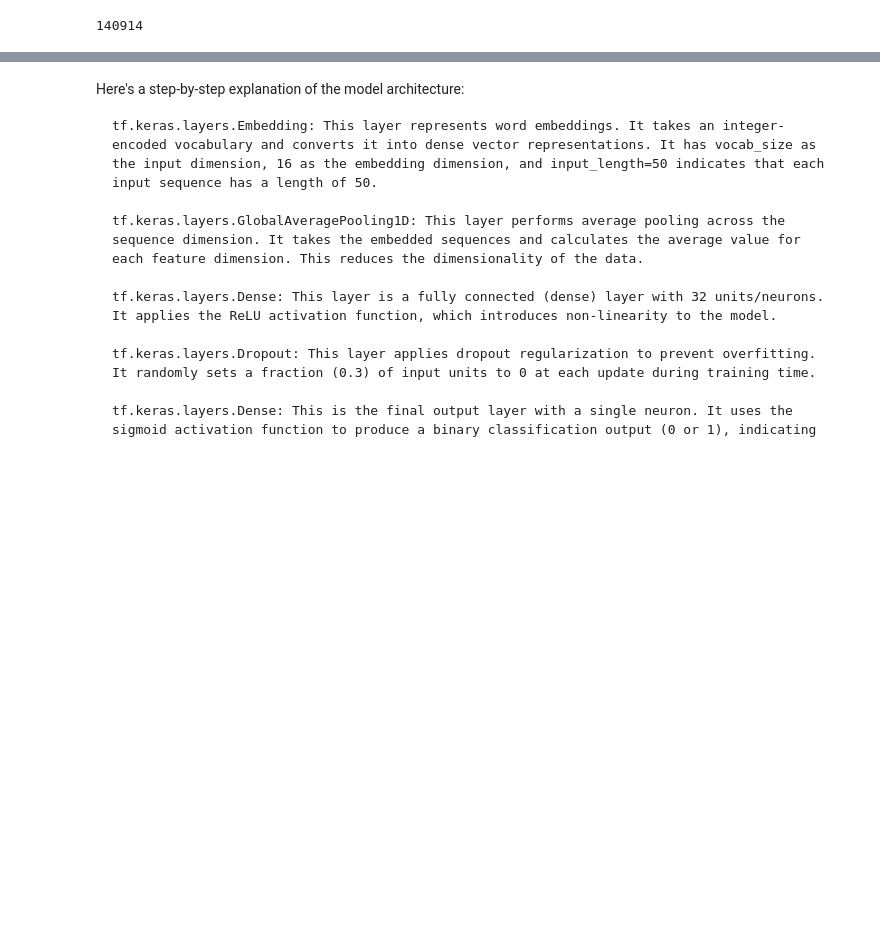
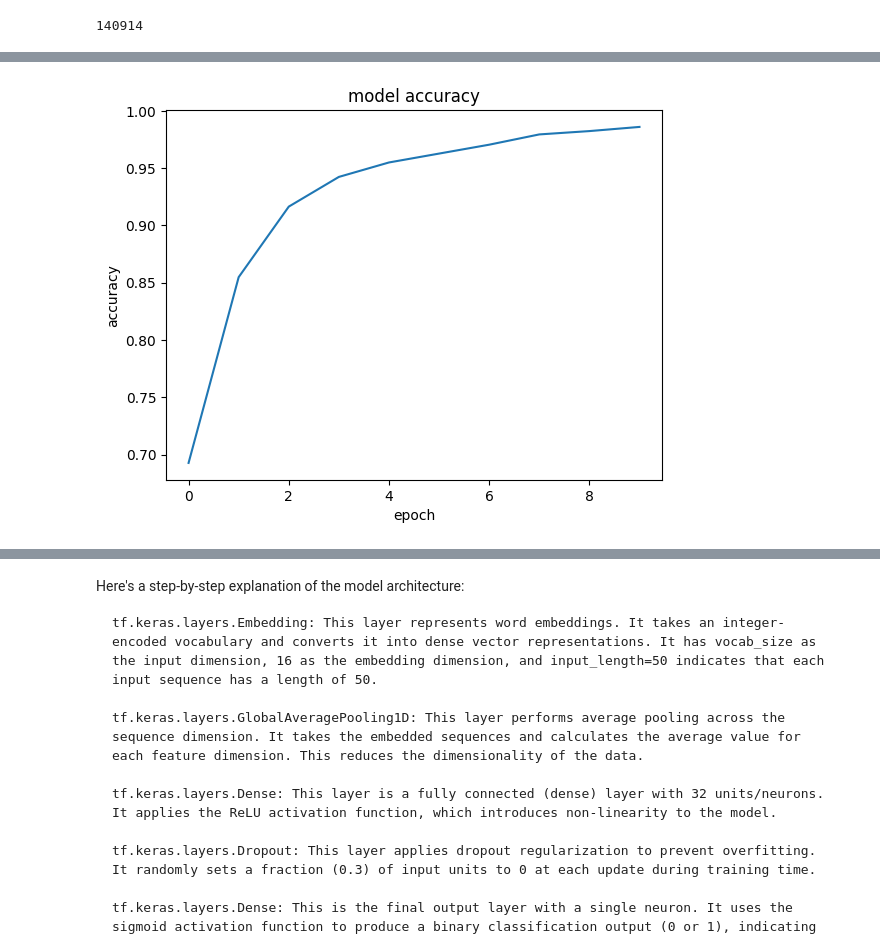
Before and after one commit to szakacsl/FakeNews, a Jupyter notebook: fake_news_detection.ipynb, the cells around one changed output, grey strips where cells are left out. Cells and saved outputs as stored; diff of their text form; code cells hidden in the pictures; blank space fills up the shorter version.

```diff
--- a/fake_news_detection.ipynb
+++ b/fake_news_detection.ipynb
@@ -94,7 +101,7 @@ vocab_size
 140914
 # %%
 def padding_post(sequence, length):
-    return sequence + ['<pad>'] * (length - len(sequence))
+    return np.array(sequence + [0] * (length - len(sequence)))
 # %%
 def encode_text(sequence):
     return [text_vocab[word] for word in sequence]
@@ -115,25 +122,23 @@ def get_data(df, batch_size, max_len):
+# %%
+# creating dense vectors from the input sequences
+Training_seq = [encode_text(sequence) for sequence in train_data["text"]]
+Training_pad = np.array([padding_post(sequence, max_len) for sequence in Training_seq])
+
+Test_seq = [encode_text(sequence) for sequence in test_data["text"]]
+Test_pad = np.array([padding_post(sequence, max_len) for sequence in Test_seq])
 # %%
-from tensorflow.keras.preprocessing.text import Tokenizer
-from tensorflow.keras.preprocessing.sequence import pad_sequences
-
-token = Tokenizer(num_words=vocab_size, oov_token='<pad>')
-token.fit_on_texts(train_data["text"])
-
-Trainning_seq = token.texts_to_sequences(train_data["text"])
-Trainning_pad = pad_sequences(Trainning_seq, maxlen=max_len, padding='post')
-
-model=tf.keras.models.Sequential([tf.keras.layers.Embedding(vocab_size, 16, input_length=max_len),
+model = tf.keras.models.Sequential([tf.keras.layers.Embedding(vocab_size, 16, input_length=max_len),
                                   tf.keras.layers.GlobalAveragePooling1D(),
-                                  tf.keras.layers.Dropout(0.3),
-                                  tf.keras.layers.Dense(32,activation='relu'),
-                                  tf.keras.layers.Dropout(0.3),
+                                  tf.keras.layers.Dropout(0.5),
+                                  tf.keras.layers.Dense(16,activation='relu'),
+                                  tf.keras.layers.Dropout(0.5),
                                   tf.keras.layers.Dense(1,activation='sigmoid')])
 
 
-model.compile(loss=tf.keras.losses.BinaryCrossentropy(from_logits=True),metrics=['accuracy'],optimizer='adam')
+model.compile(loss=tf.keras.losses.BinaryCrossentropy(from_logits=False),metrics=['accuracy'],optimizer='adam')
 
 early_stop = tf.keras.callbacks.EarlyStopping(monitor='accuracy', patience=3)
 
-history = model.fit(Trainning_pad, train_data["label"], epochs=epoch, callbacks=[early_stop], verbose=2)
+history = model.fit(Training_pad, train_data["label"], epochs=epoch, callbacks=[early_stop], verbose=2)
 # %% [output]
 Epoch 1/10
@@ -159 +169,10 @@ Epoch 10/10
+# %%
+plt.plot(history.history['accuracy'])
+plt.title('model accuracy')
+plt.ylabel('accuracy')
+plt.xlabel('epoch')
+
+plt.show()
+# %% [output]
+[figure, added]
 # %%
```
Also changed, not shown: parts of 7 cells of this notebook.
